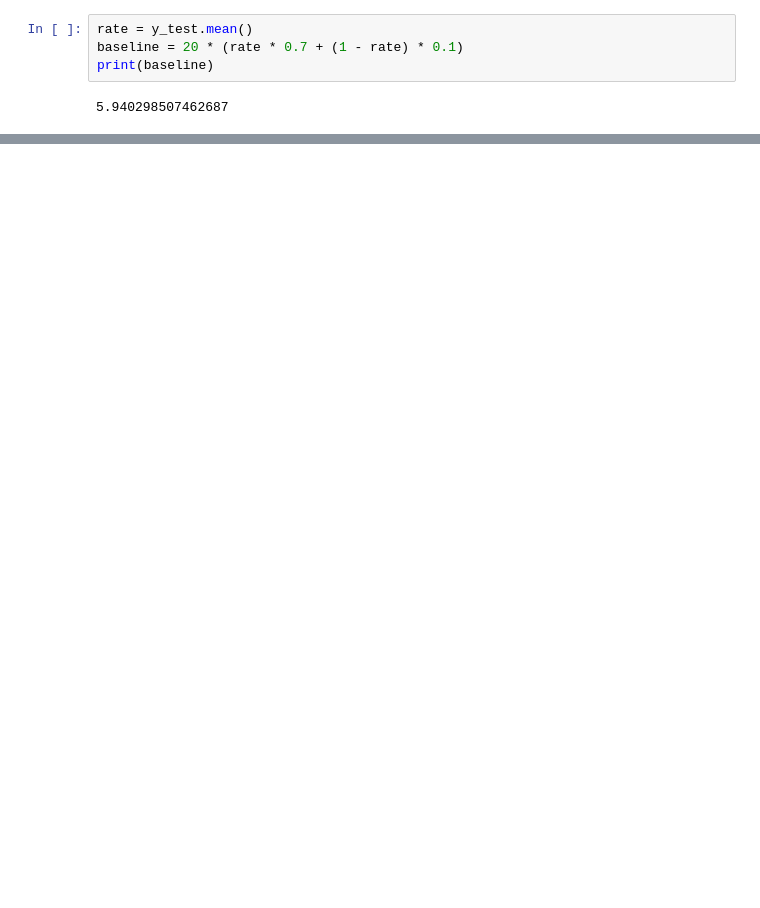
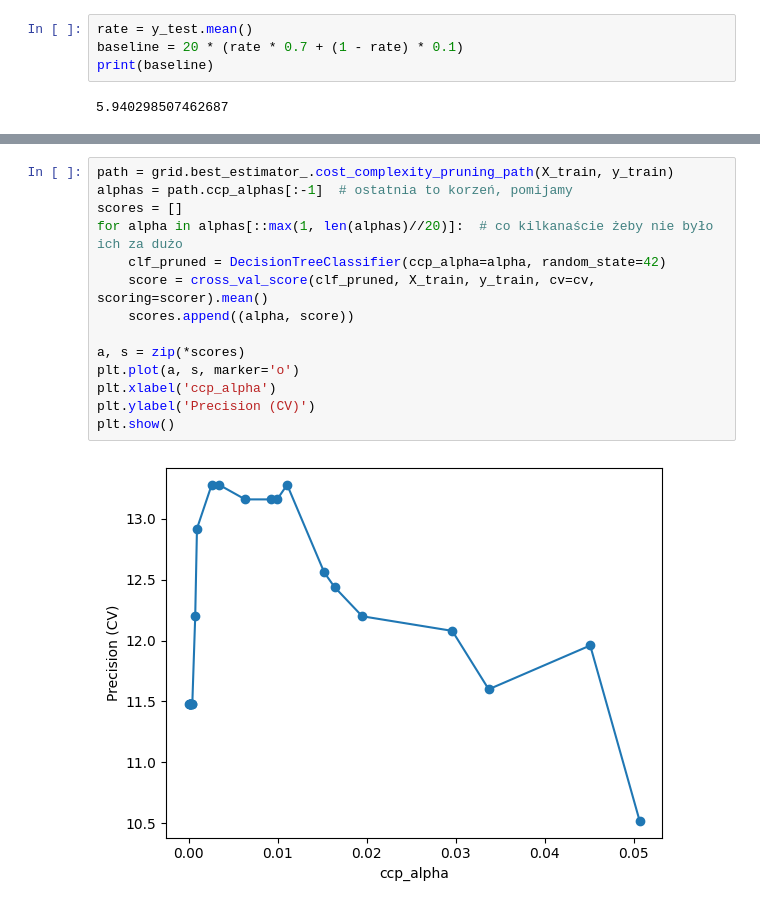
Before and after one commit to Zajecia-na-PWr-LR/lista-4-projekt-grupowy-lematy, a Jupyter notebook: drzewo_decyzyjne.ipynb, the cells around one changed output, grey strips where cells are left out. Cells and saved outputs as stored; diff of their text form; blank space fills up the shorter version.

```diff
--- a/drzewo_decyzyjne.ipynb
+++ b/drzewo_decyzyjne.ipynb
@@ -86,0 +115,16 @@ print(baseline)
+# %%
+path = grid.best_estimator_.cost_complexity_pruning_path(X_train, y_train)
+alphas = path.ccp_alphas[:-1]  # ostatnia to korzeń, pomijamy
+scores = []
+for alpha in alphas[::max(1, len(alphas)//20)]:  # co kilkanaście żeby nie było ich za dużo
+    clf_pruned = DecisionTreeClassifier(ccp_alpha=alpha, random_state=42)
+    score = cross_val_score(clf_pruned, X_train, y_train, cv=cv, scoring=scorer).mean()
+    scores.append((alpha, score))
+
+a, s = zip(*scores)
+plt.plot(a, s, marker='o')
+plt.xlabel('ccp_alpha')
+plt.ylabel('Precision (CV)')
+plt.show()
+# %% [output]
+[figure, added]
```
Also changed, not shown: parts of 9 cells of this notebook, 1 other file.
